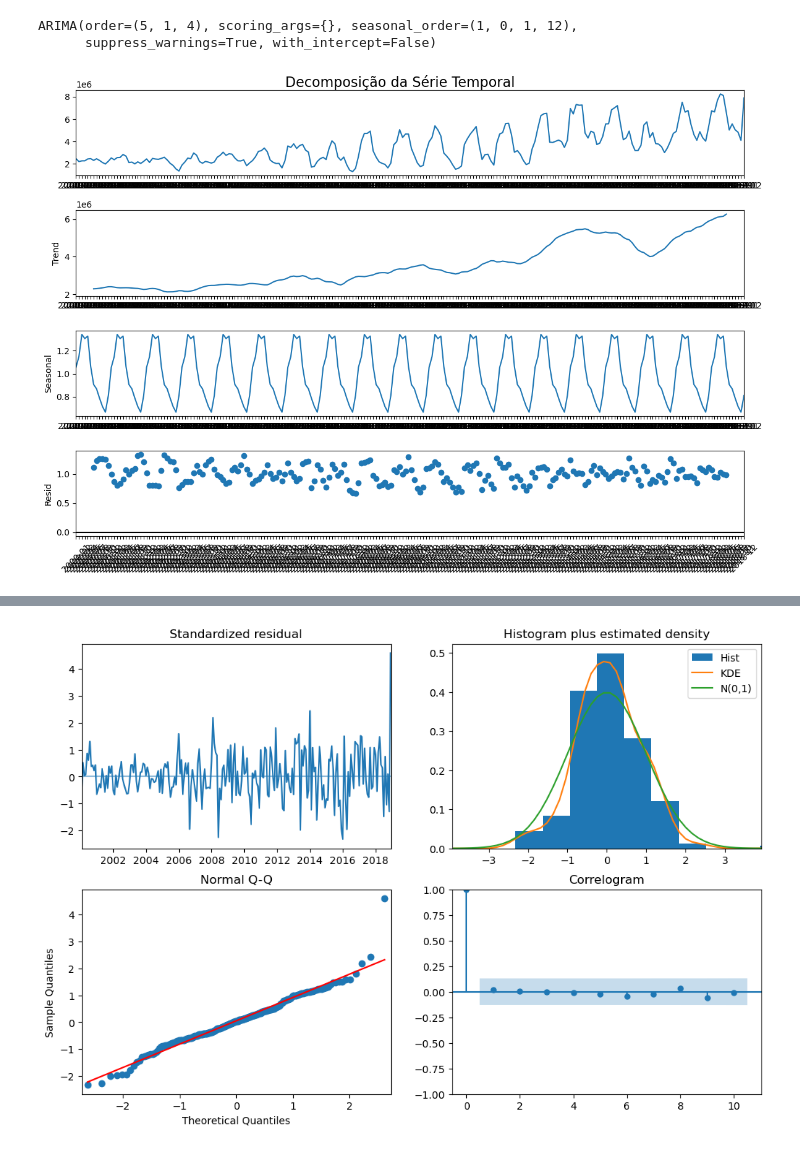
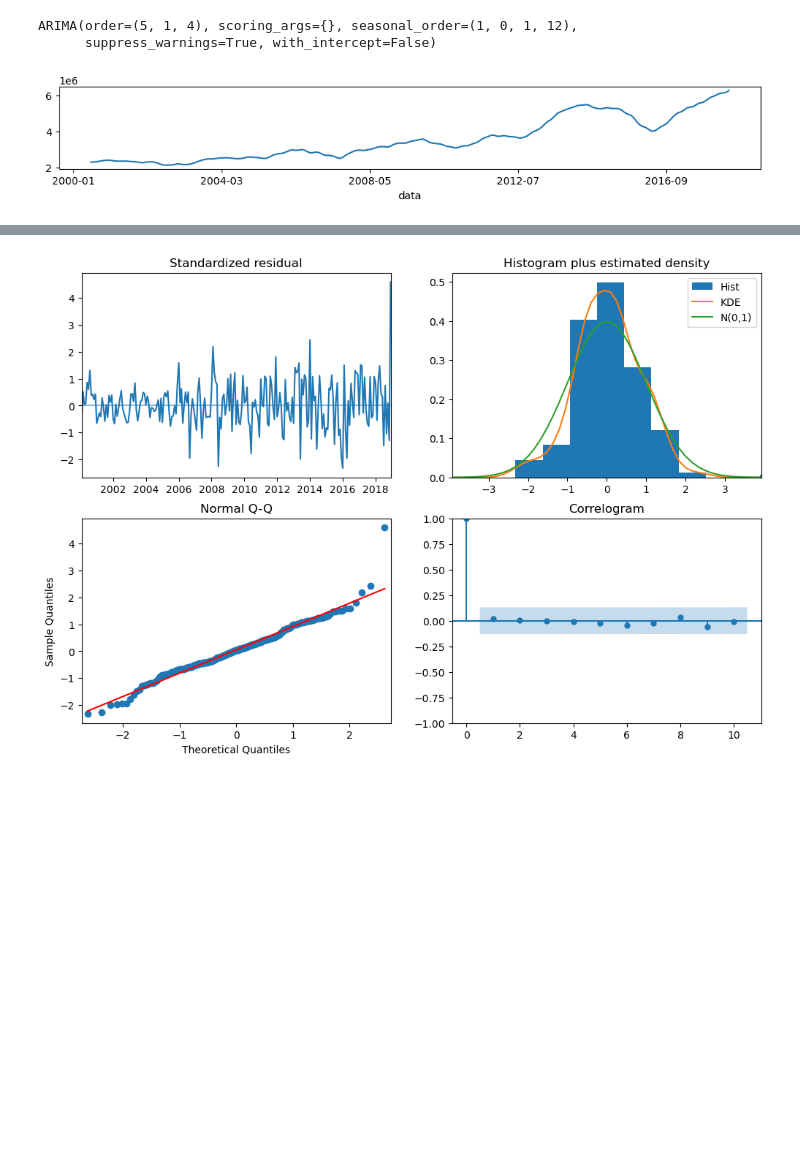
Before and after one commit to ppbgarcia/bootcamp20241, a Jupyter notebook: eda.ipynb, the cells around one changed output, grey strips where cells are left out. Saved outputs shown, nothing was run; the diff lists cells and outputs as text; code cells hidden in the pictures; blank space fills up the shorter version.

```diff
--- a/eda.ipynb
+++ b/eda.ipynb
@@ -93,16 +107,13 @@ ARIMA(order=(5, 1, 4), scoring_args={}, seasonal_order=(1, 0, 1, 12),
       suppress_warnings=True, with_intercept=False)
 # %%
 decomposition = seasonal_decompose(norte, model='multiplicative', period=12)  # decomposição anual
-fig = decomposition.plot()
-fig.set_size_inches(12, 8)
-fig.add_gridspec()
-fig.suptitle('Decomposição da Série Temporal', fontsize=16)
+#fig = decomposition.plot()
+plt.figure(figsize = [10, 2])
+decomposition.trend.plot()
 plt.tight_layout()
-plt.subplots_adjust(top=0.95)
-plt.xticks(rotation = 45)
 plt.show()
 # %% [output]
-[figure, old version]
+[figure, new version]
 # %%
 arquivos = glob("C:/Users/ppgar/OneDrive/Documentos/Dados/Validacao/*.csv")
 df = pd.DataFrame([])
```
Also changed, not shown: parts of 5 cells of this notebook.
